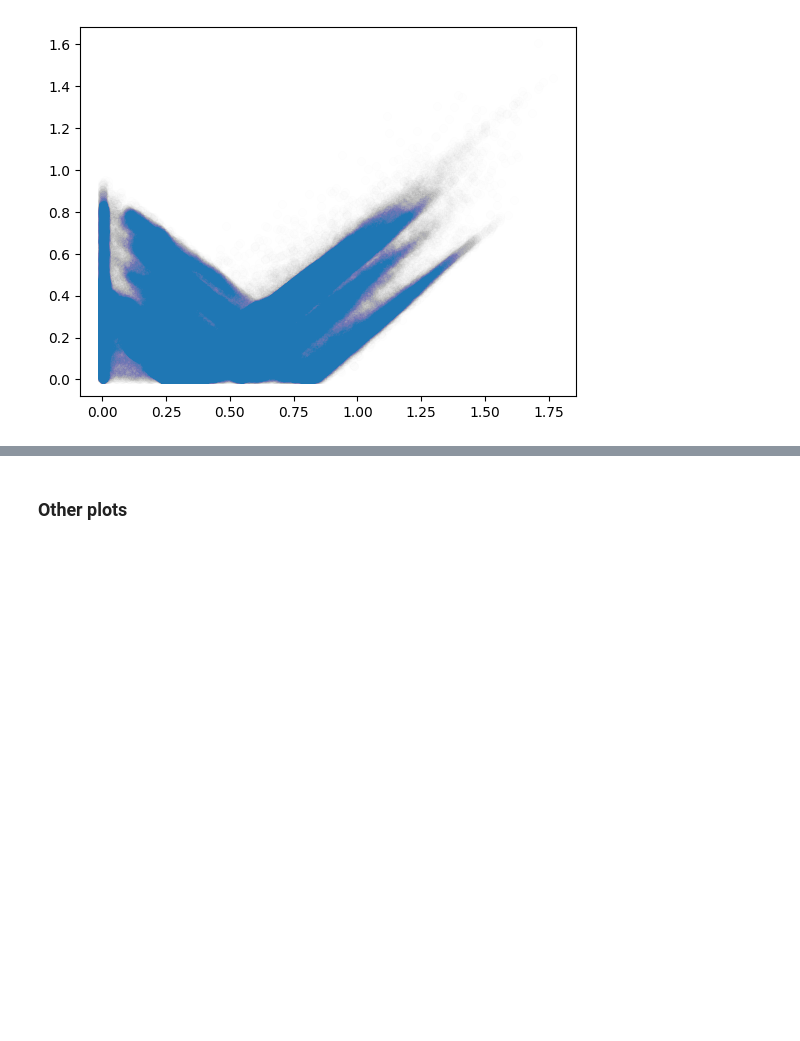
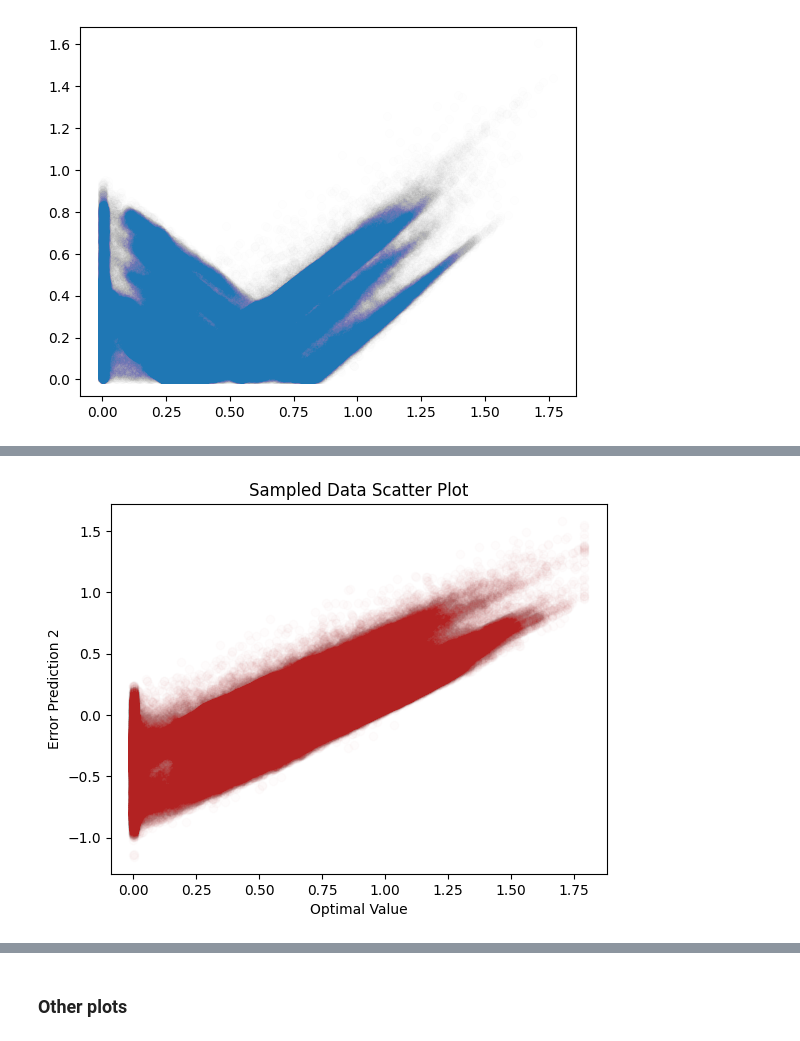
Before and after one commit to linaskerath/RP_Greenland, a Jupyter notebook: Scripts/xx_model_performance_analysis.ipynb, the cells around one changed output, grey strips where cells are left out. Saved outputs shown, nothing was run; the diff lists cells and outputs as text; code cells hidden in the pictures; blank space fills up the shorter version.

```diff
--- a/Scripts/xx_model_performance_analysis.ipynb
+++ b/Scripts/xx_model_performance_analysis.ipynb
@@ -182,0 +114,21 @@ plt.scatter(data_predicted['opt_value'], data_predicted['error_prediction'], alp
+# %%
+sampled_df = pred.sample(frac=0.5, random_state=1)
+# %%
+# firebrick distribution
+import matplotlib.pyplot as plt
+
+# Create a Figure and Axes object
+fig, ax = plt.subplots()
+
+# Plot the scatter plot
+ax.scatter(sampled_df['opt_value'], sampled_df['error_prediction2'], alpha=0.01, color='firebrick')
+
+# Set labels and title
+ax.set_xlabel('Optimal Value')
+ax.set_ylabel('Error Prediction 2')
+ax.set_title('Sampled Data Scatter Plot')
+
+# Display the plot
+plt.show()
+# %% [output]
+[figure, added]
```
Also changed, not shown: parts of 11 cells of this notebook.
